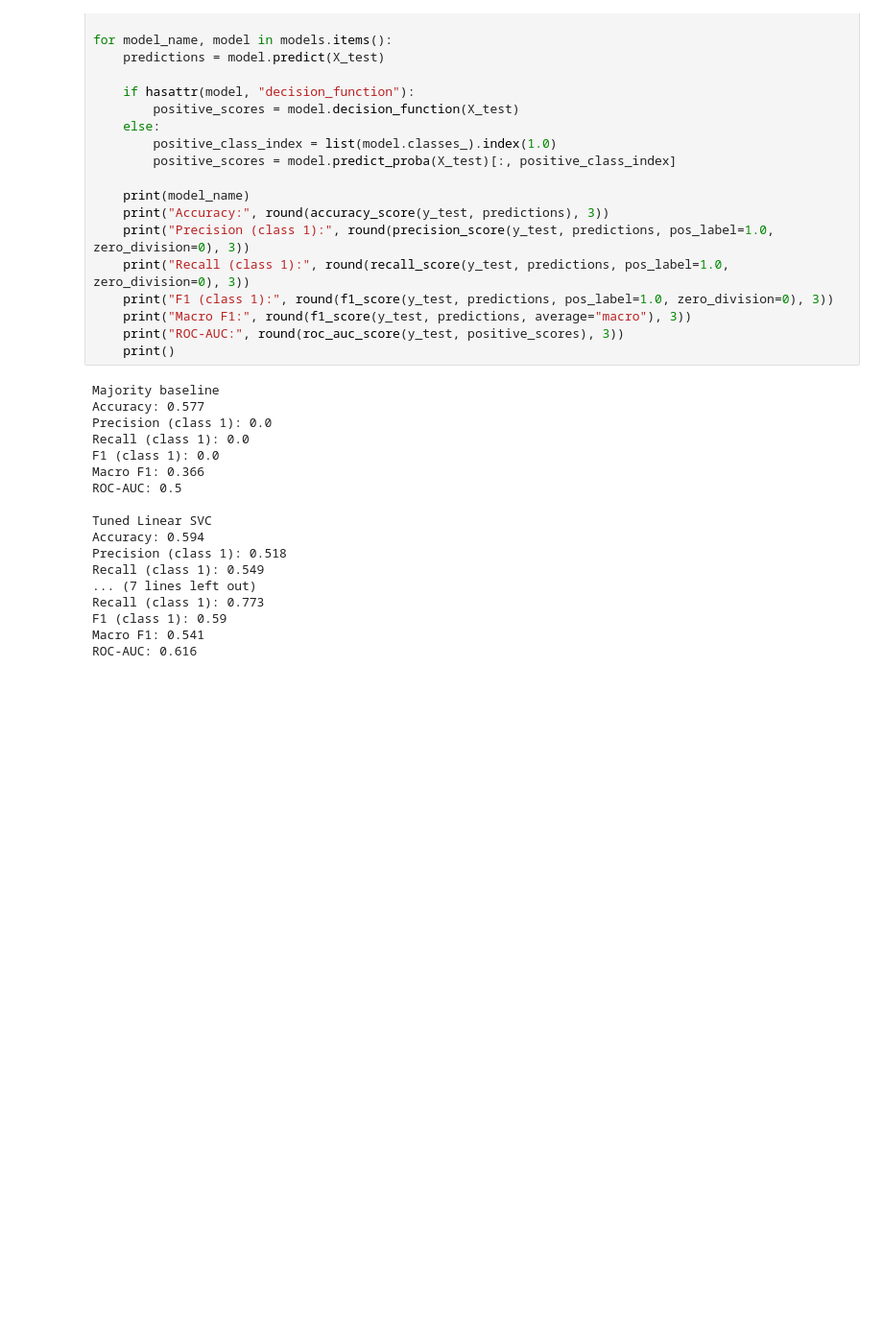
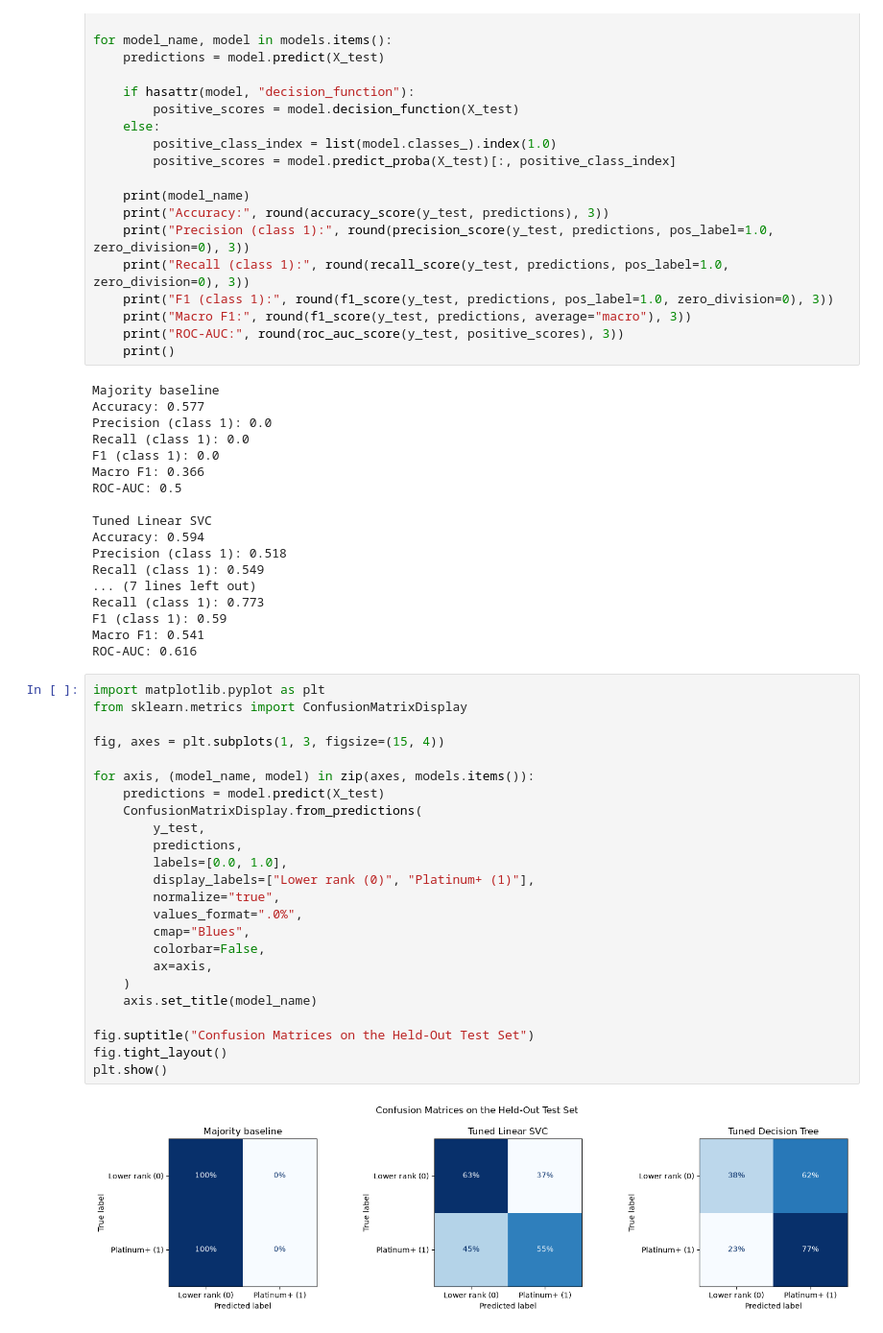
Before and after one commit to lilian-kennedy/CT4101-Machine-Learning-Project, a Jupyter notebook: notebooks/milestone2_baseline.ipynb, the cells around one changed output. Shown at 96% size. Cells and saved outputs as stored; diff of their text form; blank space fills up the shorter version.

Commit message:
Add confusion matrix to notebook

```diff
--- a/notebooks/milestone2_baseline.ipynb
+++ b/notebooks/milestone2_baseline.ipynb
@@ -428,3 +428,29 @@ Recall (class 1): 0.773
 F1 (class 1): 0.59
 Macro F1: 0.541
 ROC-AUC: 0.616
+# %%
+import matplotlib.pyplot as plt
+from sklearn.metrics import ConfusionMatrixDisplay
+
+fig, axes = plt.subplots(1, 3, figsize=(15, 4))
+
+for axis, (model_name, model) in zip(axes, models.items()):
+    predictions = model.predict(X_test)
+    ConfusionMatrixDisplay.from_predictions(
+        y_test,
+        predictions,
+        labels=[0.0, 1.0],
+        display_labels=["Lower rank (0)", "Platinum+ (1)"],
+        normalize="true",
+        values_format=".0%",
+        cmap="Blues",
+        colorbar=False,
+        ax=axis,
+    )
+    axis.set_title(model_name)
+
+fig.suptitle("Confusion Matrices on the Held-Out Test Set")
+fig.tight_layout()
+plt.show()
+# %% [output]
+[figure, added]
```
